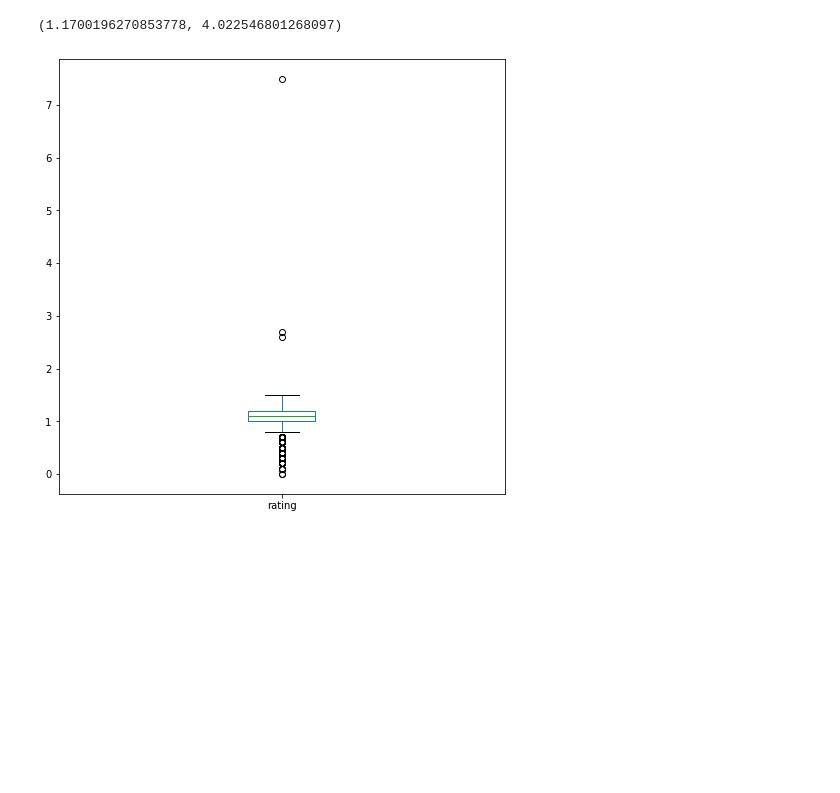
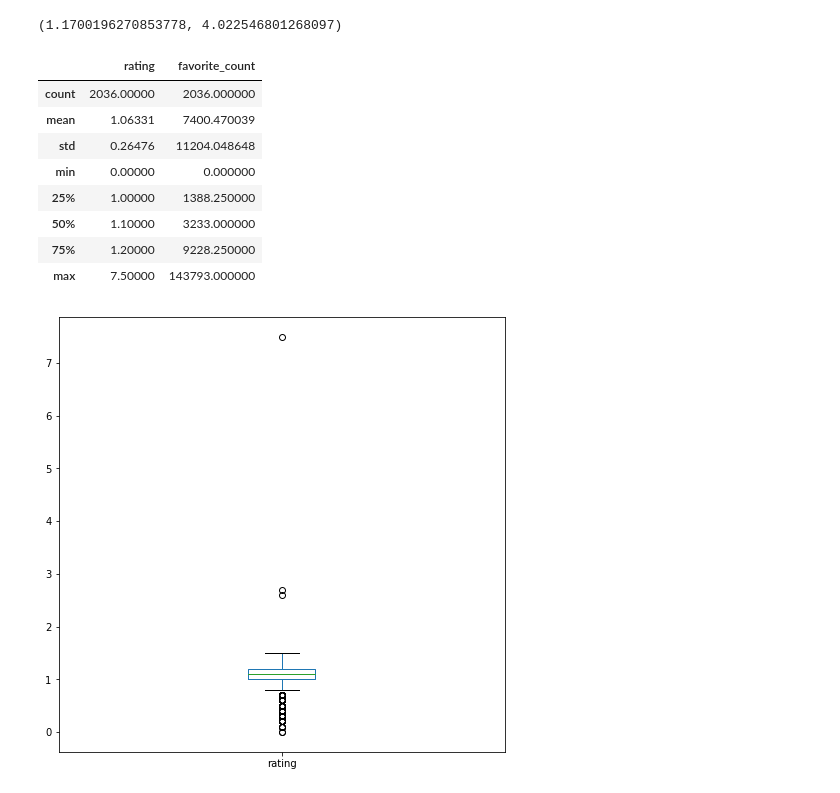
Before and after one commit to parcheesime/tweet-wrangling, a Jupyter notebook: wrangle-act.ipynb, the cells around one changed output. Drawn from its saved outputs; the diff is of its cells as text; code cells hidden in the pictures; blank space fills up the shorter version.

```diff
--- a/wrangle-act.ipynb
+++ b/wrangle-act.ipynb
@@ -1052,6 +1080,18 @@ sd=dog_fav['rating'].std()
 # choose 4 standard deviations from the mean
 # remove outliers that lie more than 4 std from the mean
 dog_fav= dog_fav[(dog_fav['rating']<= mean+(4*sd))]
+# %%
+dog_fav.describe()
+# %% [output]
+|  | rating | favorite_count |
+| count | 2036.00000 | 2036.000000 |
+| mean | 1.06331 | 7400.470039 |
+| std | 0.26476 | 11204.048648 |
+| min | 0.00000 | 0.000000 |
+| 25% | 1.00000 | 1388.250000 |
+| 50% | 1.10000 | 3233.000000 |
+| 75% | 1.20000 | 9228.250000 |
+| max | 7.50000 | 143793.000000 |
 # %%
 # view outliers again
 dog_fav.boxplot(column=['rating'], grid=False, figsize=(8,8));
```
Also changed, not shown: parts of 47 cells of this notebook, 3 other files.
